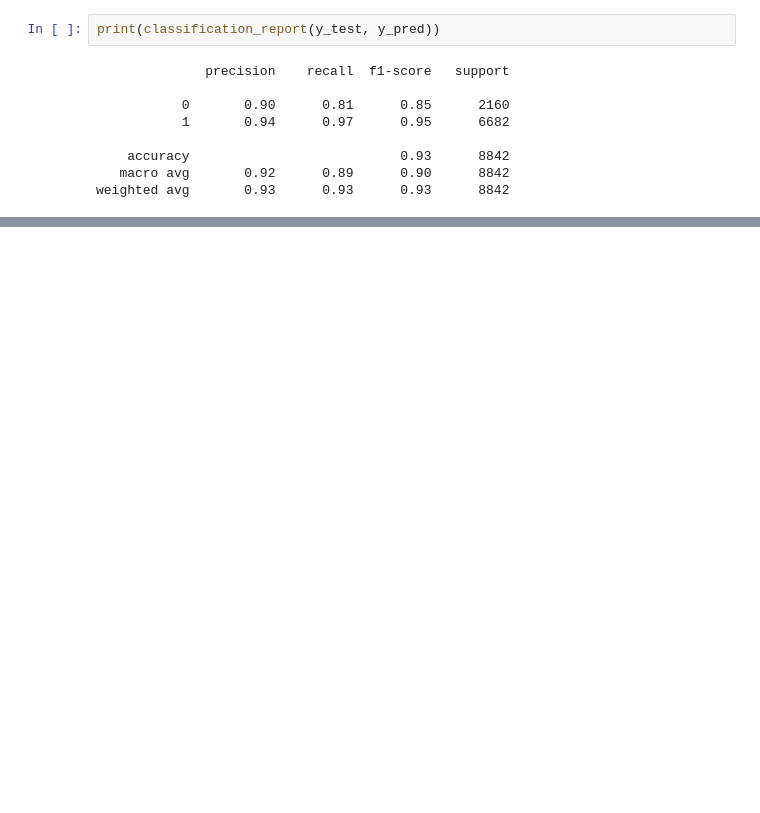
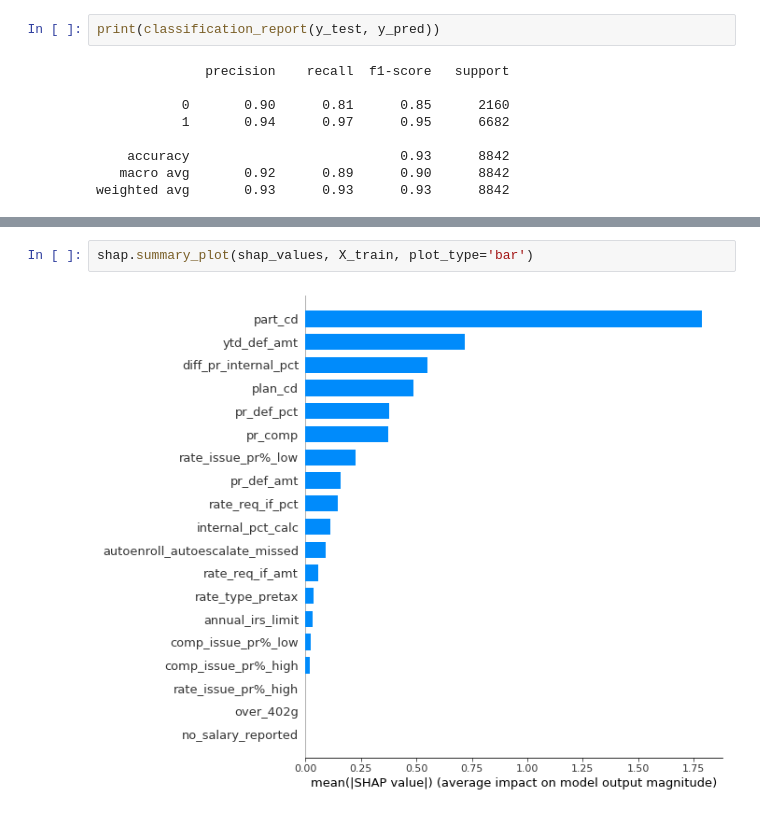
Before and after one commit to marthawkenna/CapstoneThree, a Jupyter notebook: CapstoneThree/notebooks/Capstone3_DV_ntb3_Modeling.ipynb, the cells around one changed output, grey strips where cells are left out. Saved outputs shown, nothing was run; the diff lists cells and outputs as text; blank space fills up the shorter version.

```diff
--- a/CapstoneThree/notebooks/Capstone3_DV_ntb3_Modeling.ipynb
+++ b/CapstoneThree/notebooks/Capstone3_DV_ntb3_Modeling.ipynb
@@ -293,0 +331,4 @@ shap.summary_plot(shap_values, X_train)
+# %%
+shap.summary_plot(shap_values, X_train, plot_type='bar')
+# %% [output]
+[figure, added]
```
Also changed, not shown: parts of 13 cells of this notebook, 3 other files.
